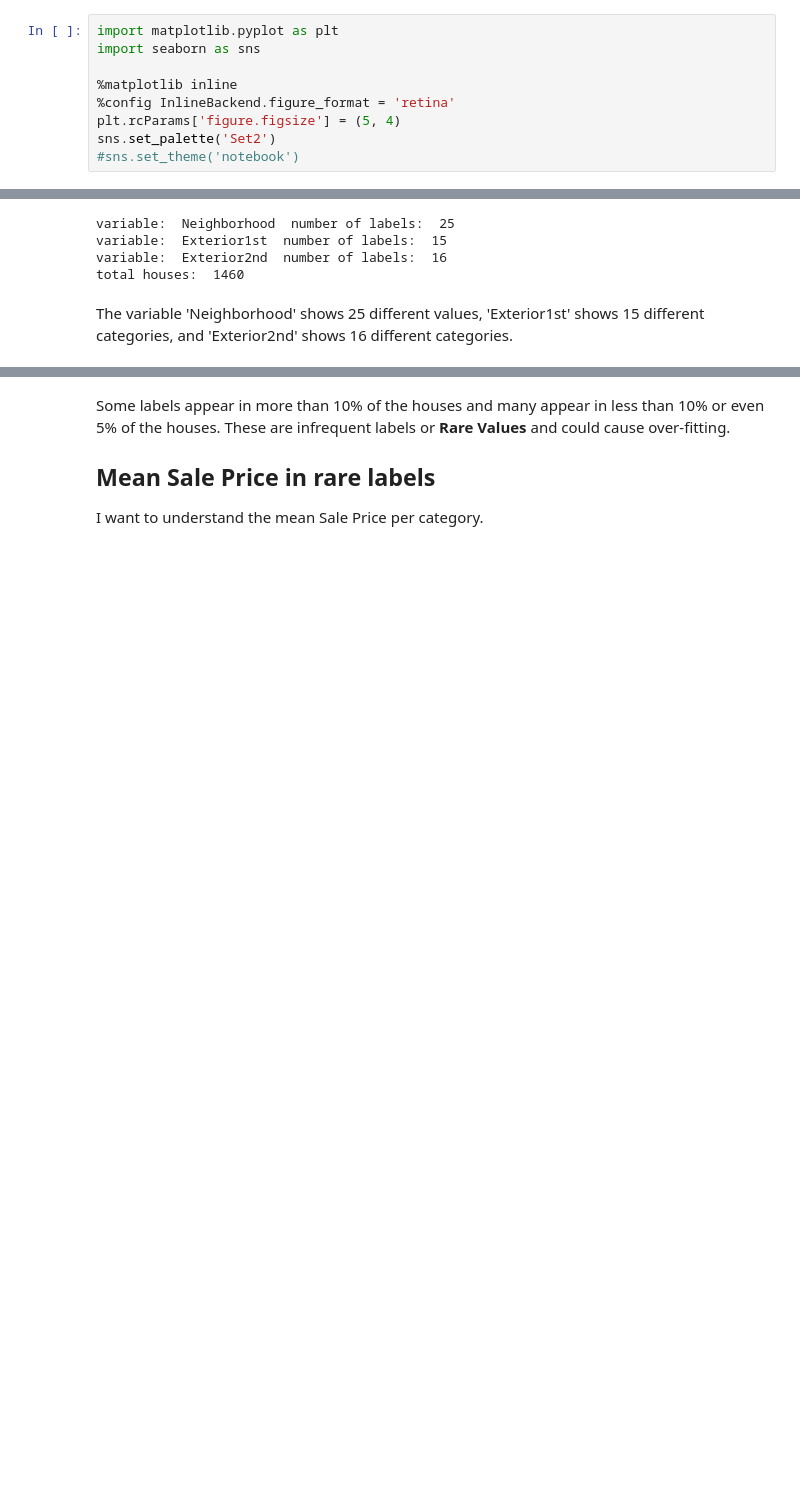
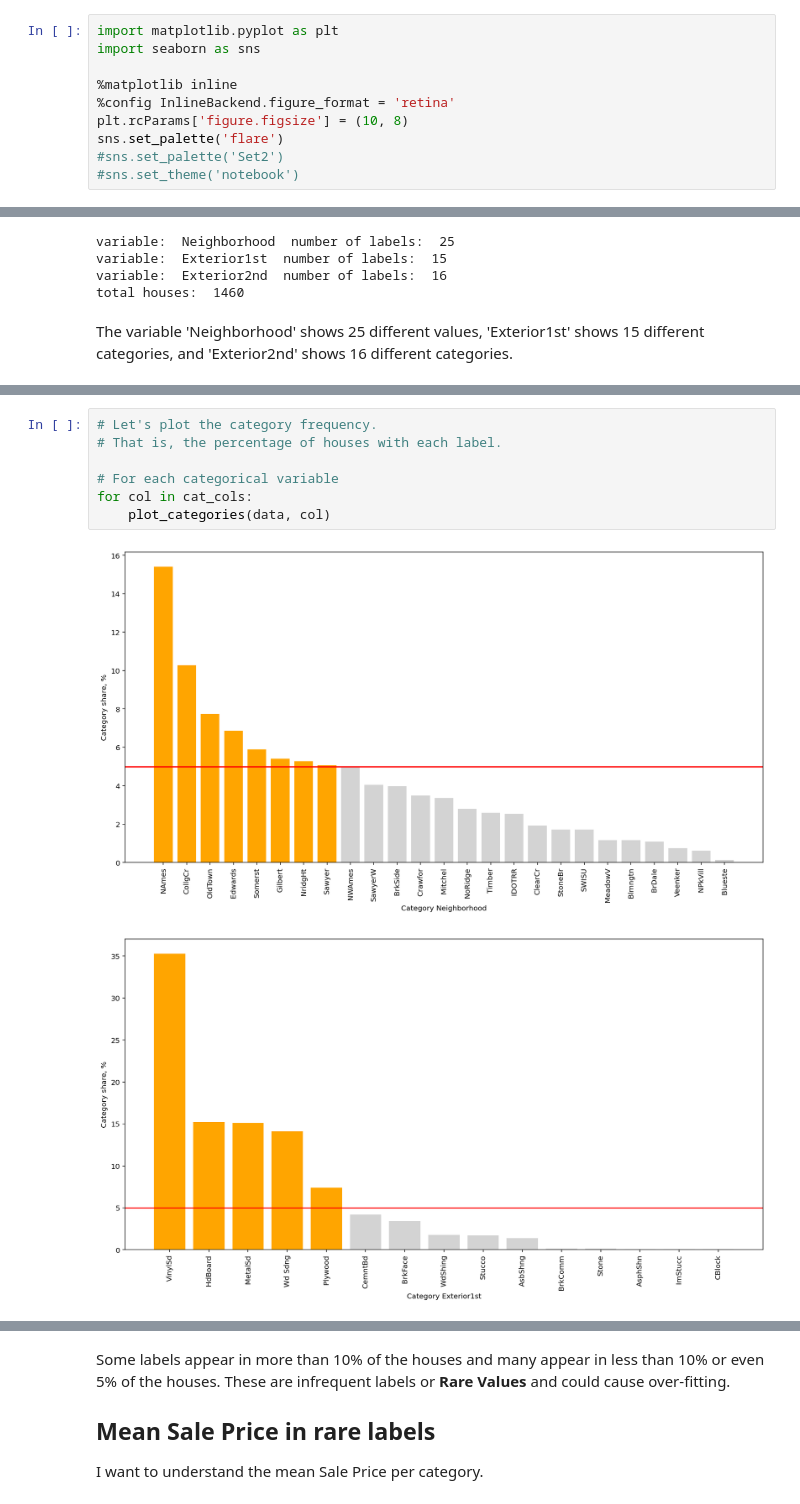
Before and after one commit to Chepell/feature-engineering-for-machine-learning, a Jupyter notebook: Section-04-Variable-Characteristics/3-Rare-Labels.ipynb, the cells around one changed output, grey strips where cells are left out. Drawn from its saved outputs; the diff is of its cells as text; blank space fills up the shorter version.

```diff
--- a/Section-04-Variable-Characteristics/3-Rare-Labels.ipynb
+++ b/Section-04-Variable-Characteristics/3-Rare-Labels.ipynb
@@ -51,8 +51,9 @@ import seaborn as sns
 
 %matplotlib inline
 %config InlineBackend.figure_format = 'retina'
-plt.rcParams['figure.figsize'] = (5, 4)
-sns.set_palette('Set2')
+plt.rcParams['figure.figsize'] = (10, 8)
+sns.set_palette('flare')
+#sns.set_palette('Set2')
 #sns.set_theme('notebook')
 # %%
 # Let's load the dataset with the variables
@@ -122,0 +141,10 @@ for col in cat_cols:
+# %%
+# Let's plot the category frequency.
+# That is, the percentage of houses with each label.
+
+# For each categorical variable
+for col in cat_cols:
+    plot_categories(data, col)
+# %% [output]
+[figure, added]
+[figure, added]
```
Also changed, not shown: parts of 10 cells of this notebook, 1 other file.
